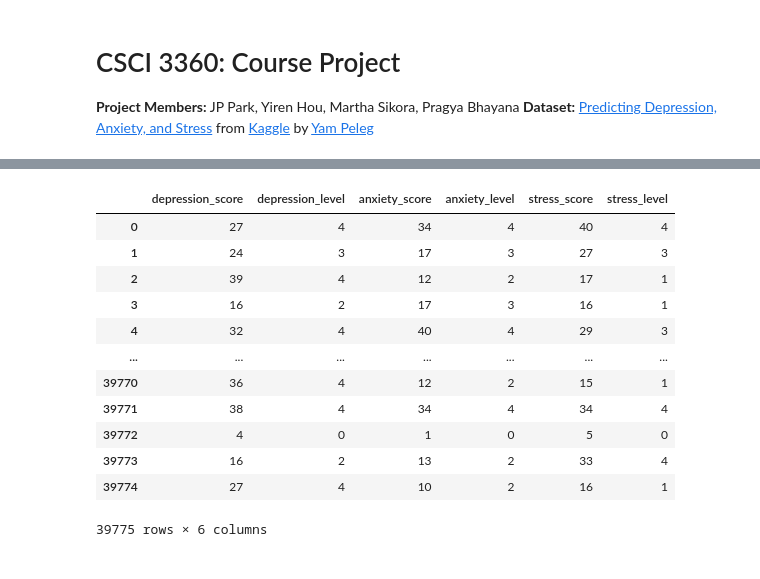
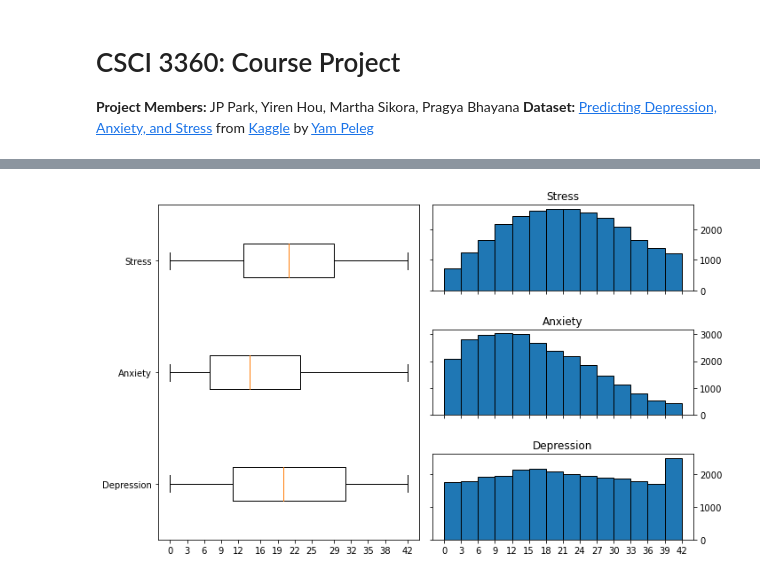
Before and after one commit to JP1128/Machine-Learning-DASS, a Jupyter notebook: course_project.ipynb, the cells around one changed output, grey strips where cells are left out. Cells and saved outputs as stored; diff of their text form; code cells hidden in the pictures.

```diff
--- a/course_project.ipynb
+++ b/course_project.ipynb
@@ -19,26 +4,0 @@ Name: country, dtype: object
-# %%
-DASS: Dict[str, Tuple[str, List]] = dict()
-DASS['depression'] = '3|5|10|13|16|17|21|24|26|31|34|37|38|42', [0, 9, 13, 20, 27, np.inf]
-DASS['anxiety'] = '2|4|7|9|15|19|20|23|25|28|30|36|40|41', [0, 7, 9, 14, 19, np.inf]
-DASS['stress'] = '1|6|8|11|12|14|18|22|27|29|32|33|35|39', [0, 14, 18, 25, 33, np.inf]
-
-for cat, item in DASS.items():
-    cols, bins = item
-    df[f'{cat}_score'] = df.filter(regex=f"Q({cols})A").sub(1, fill_value=0).sum(axis=1)
-    df[f'{cat}_level'] = pd.cut(df[f'{cat}_score'], right=False, bins=bins, labels=range(5))
-# %%
-df.filter(regex='.*_(score|level)')
-# %% [output]
-|  | depression_score | depression_level | anxiety_score | anxiety_level | stress_score | stress_level |
-| 0 | 27 | 4 | 34 | 4 | 40 | 4 |
-| 1 | 24 | 3 | 17 | 3 | 27 | 3 |
-| 2 | 39 | 4 | 12 | 2 | 17 | 1 |
-| 3 | 16 | 2 | 17 | 3 | 16 | 1 |
-| 4 | 32 | 4 | 40 | 4 | 29 | 3 |
-| ... | ... | ... | ... | ... | ... | ... |
-| 39770 | 36 | 4 | 12 | 2 | 15 | 1 |
-| 39771 | 38 | 4 | 34 | 4 | 34 | 4 |
-| 39772 | 4 | 0 | 1 | 0 | 5 | 0 |
-| 39773 | 16 | 2 | 13 | 2 | 33 | 4 |
-| 39774 | 27 | 4 | 10 | 2 | 16 | 1 |
-39775 rows × 6 columns
@@ -46,0 +17,31 @@ df['country'][df['country'].isna() == True]
+# %%
+df = pd.read_csv("data/cleaned.csv")
+# %%
+gs: GridSpec = GridSpec(nrows=3, ncols=2)
+fig: Figure = plt.figure(figsize=(10, 6))
+
+score_cols = ['depression_score', 'anxiety_score', 'stress_score']
+labels = ['depression', 'anxiety', 'stress']
+
+ax0: Axes = fig.add_subplot(gs[:, 0])
+ax0.boxplot(df[score_cols],
+            vert=False, labels=list(map(lambda s: s.title(), labels)))
+ax0.set_xticks(np.linspace(0, 42, 14, dtype=int))
+
+for i, label in enumerate(reversed(labels)):
+    ax: Axes = fig.add_subplot(gs[i, 1])
+
+    _, bins, _ = ax.hist(df[f'{label}_score'], bins=14, edgecolor='black')
+
+    ax.set_title(label.title())
+    ax.set_xticks(bins)
+
+    if i < 2:
+        ax.tick_params(axis='x', labelcolor='none')
+
+    ax.tick_params(axis='y', which='both',
+                   labelleft=False, labelright=True, right=True)
+
+fig.tight_layout()
+# %% [output]
+[figure, added]
```
Also changed, not shown: parts of 5 cells of this notebook, 1 other file.
